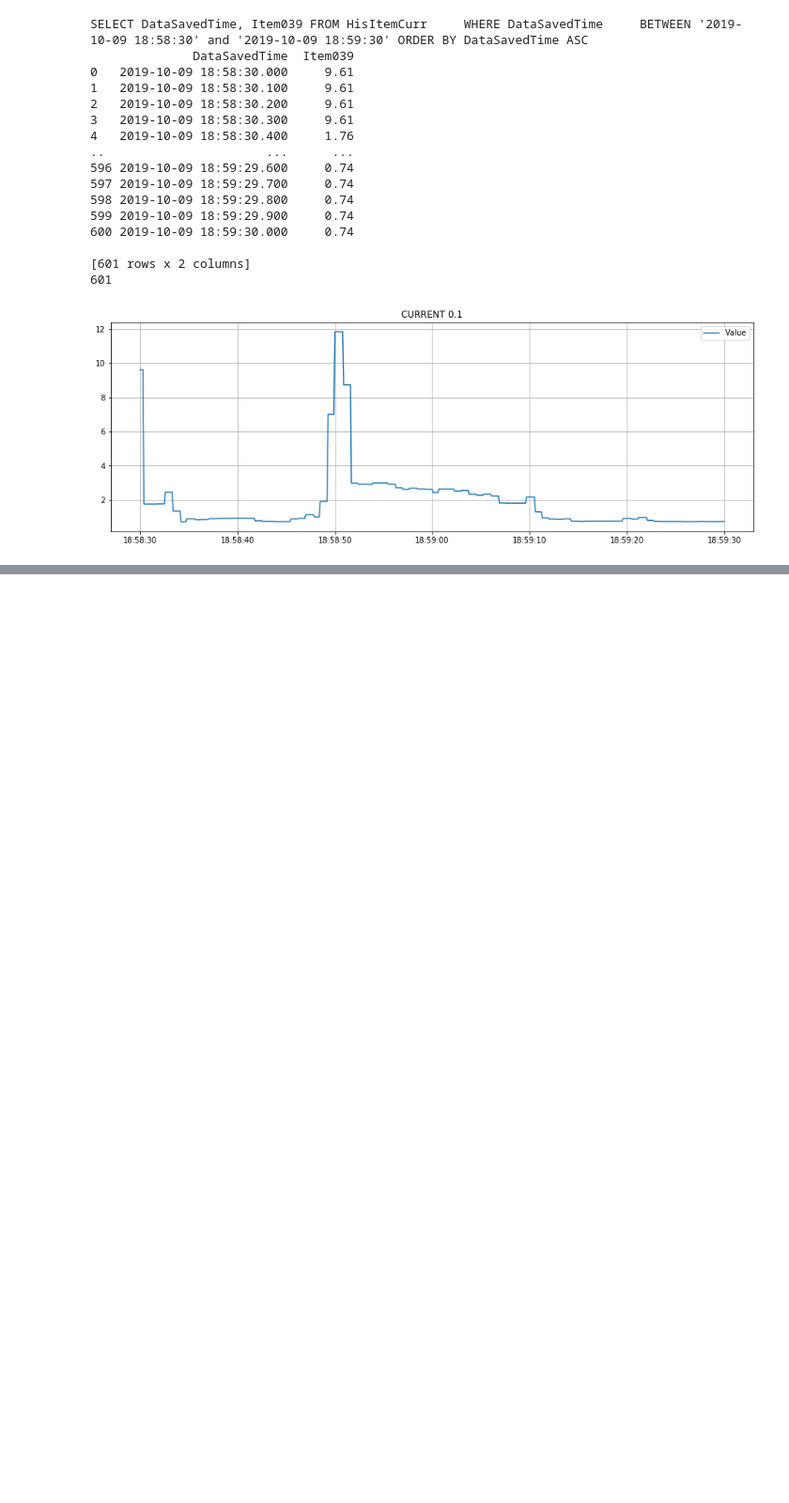
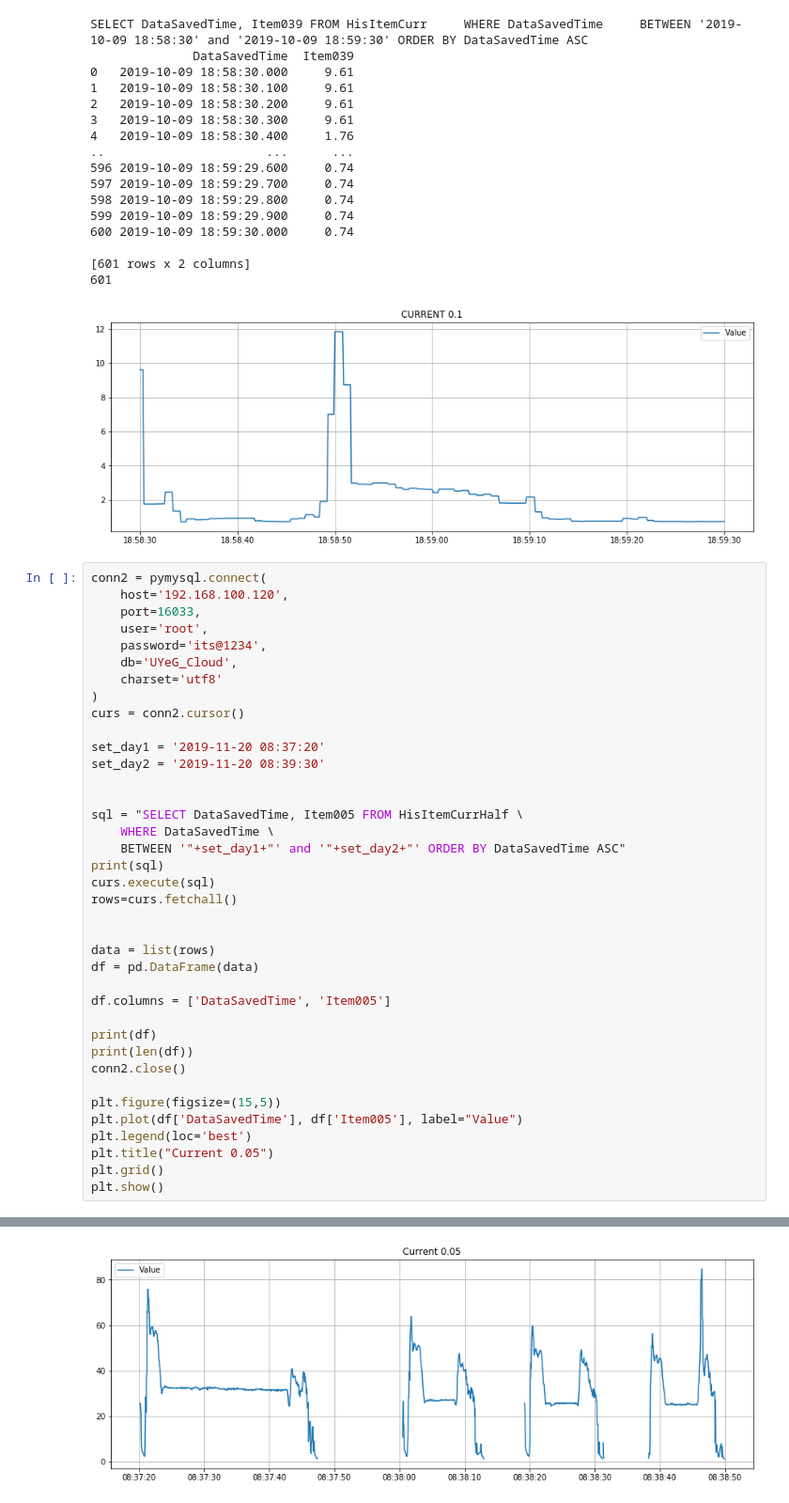
Before and after one commit to Maphnew/dataAnalysis_ML_Server, a Jupyter notebook: Elevator Data/Elev 20191018.ipynb, the cells around one changed output, grey strips where cells are left out. Shown at 94% size. Saved outputs shown, nothing was run; the diff lists cells and outputs as text; blank space fills up the shorter version.

```diff
--- a/Elevator Data/Elev 20191018.ipynb
+++ b/Elevator Data/Elev 20191018.ipynb
@@ -349,3 +350,42 @@ SELECT DataSavedTime, Item039 FROM HisItemCurr     WHERE DataSavedTime     BETWE
 [601 rows x 2 columns]
 601
 [figure]
+# %%
+conn2 = pymysql.connect(
+    host='192.168.100.120',
+    port=16033,
+    user='root',
+    password='its@1234',
+    db='UYeG_Cloud',
+    charset='utf8'
+)
+curs = conn2.cursor()
+
+set_day1 = '2019-11-20 08:37:20'
+set_day2 = '2019-11-20 08:39:30'
+
+
+sql = "SELECT DataSavedTime, Item005 FROM HisItemCurrHalf \
+    WHERE DataSavedTime \
+    BETWEEN '"+set_day1+"' and '"+set_day2+"' ORDER BY DataSavedTime ASC"
+print(sql)
+curs.execute(sql)
+rows=curs.fetchall()
+
+
+data = list(rows)
+df = pd.DataFrame(data)
+
+df.columns = ['DataSavedTime', 'Item005']
+
+print(df)
+print(len(df))
+conn2.close()
+
+plt.figure(figsize=(15,5))
+plt.plot(df['DataSavedTime'], df['Item005'], label="Value")
+plt.legend(loc='best')
+plt.title("Current 0.05")
+plt.grid()
+plt.show()
+# %% [output]
@@ -351,0 +408 @@ SELECT DataSavedTime, Item039 FROM HisItemCurr     WHERE DataSavedTime     BETWE
+[figure, added]
```
Also changed, not shown: parts of 5 cells of this notebook, 7 other files.
